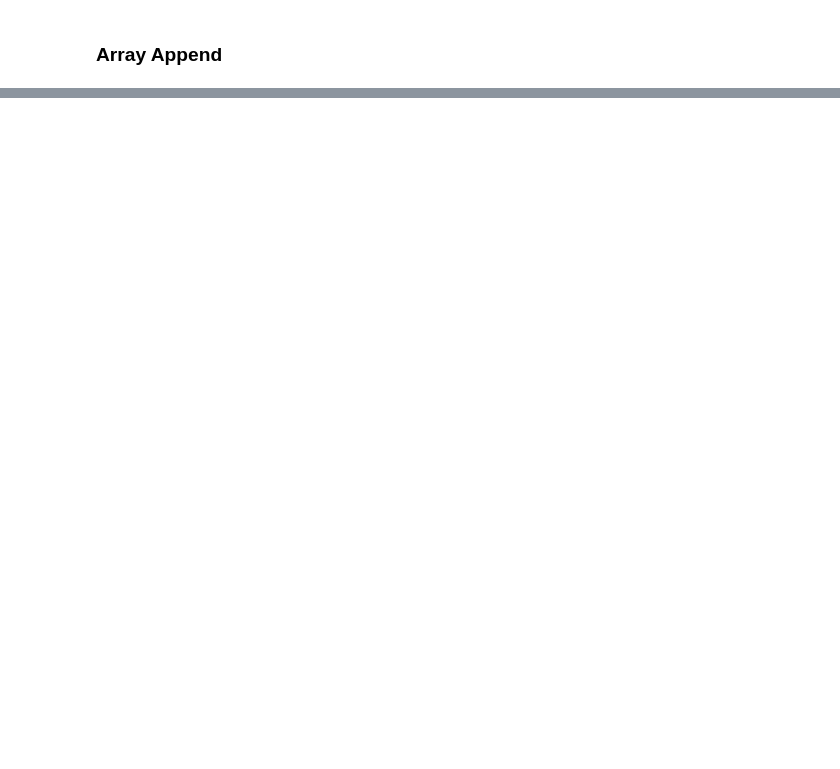
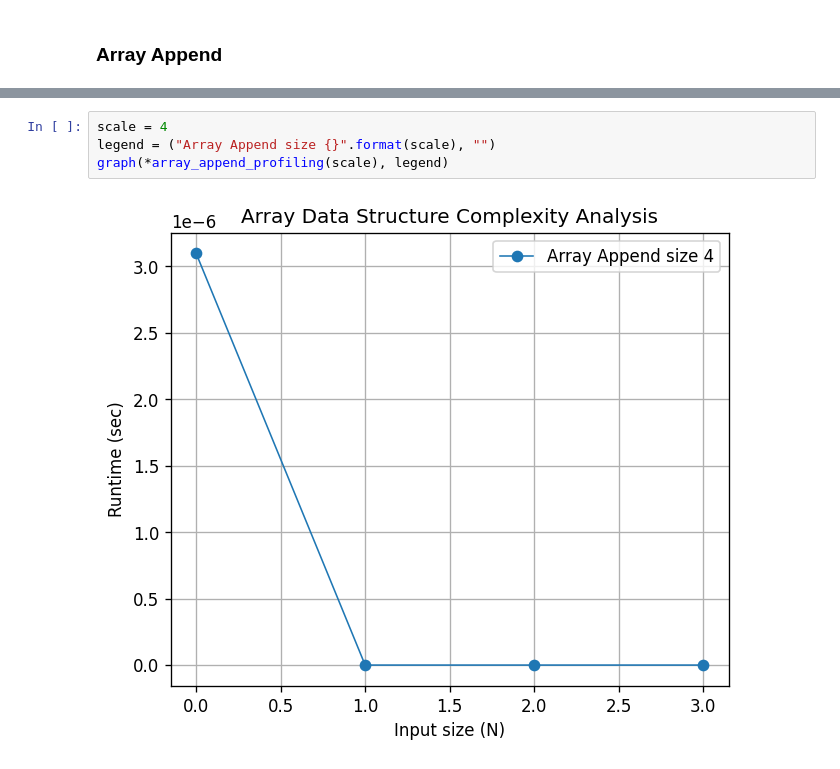
Before and after one commit to umairkhancis/DataStructuresNoorifyClass, a Jupyter notebook: Lecture3-ArrayDataStructure.ipynb, the cells around one changed output, grey strips where cells are left out. Drawn from its saved outputs; the diff is of its cells as text; blank space fills up the shorter version.

```diff
--- a/Lecture3-ArrayDataStructure.ipynb
+++ b/Lecture3-ArrayDataStructure.ipynb
@@ -183,0 +175,6 @@ for input in inputs:
+# %%
+scale = 4
+legend = ("Array Append size {}".format(scale), "")
+graph(*array_append_profiling(scale), legend)
+# %% [output]
+[figure, added]
```
Also changed, not shown: parts of 13 cells of this notebook, 6 other files.
